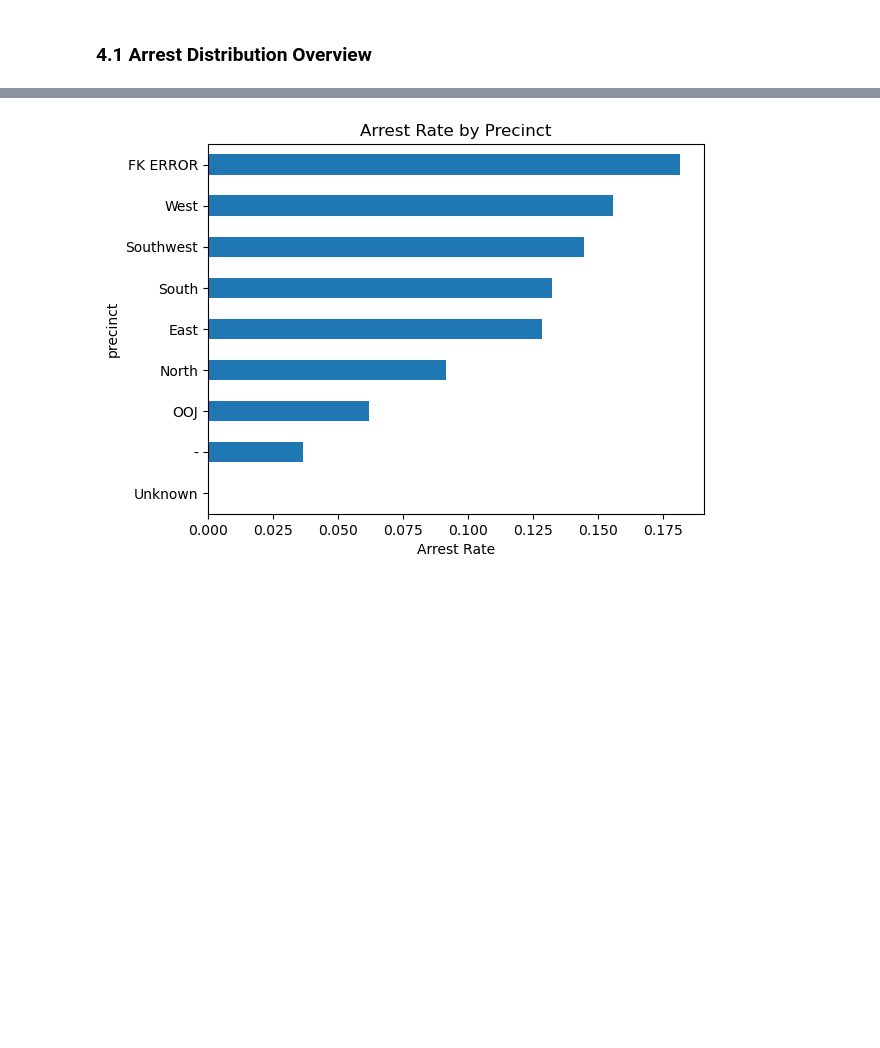
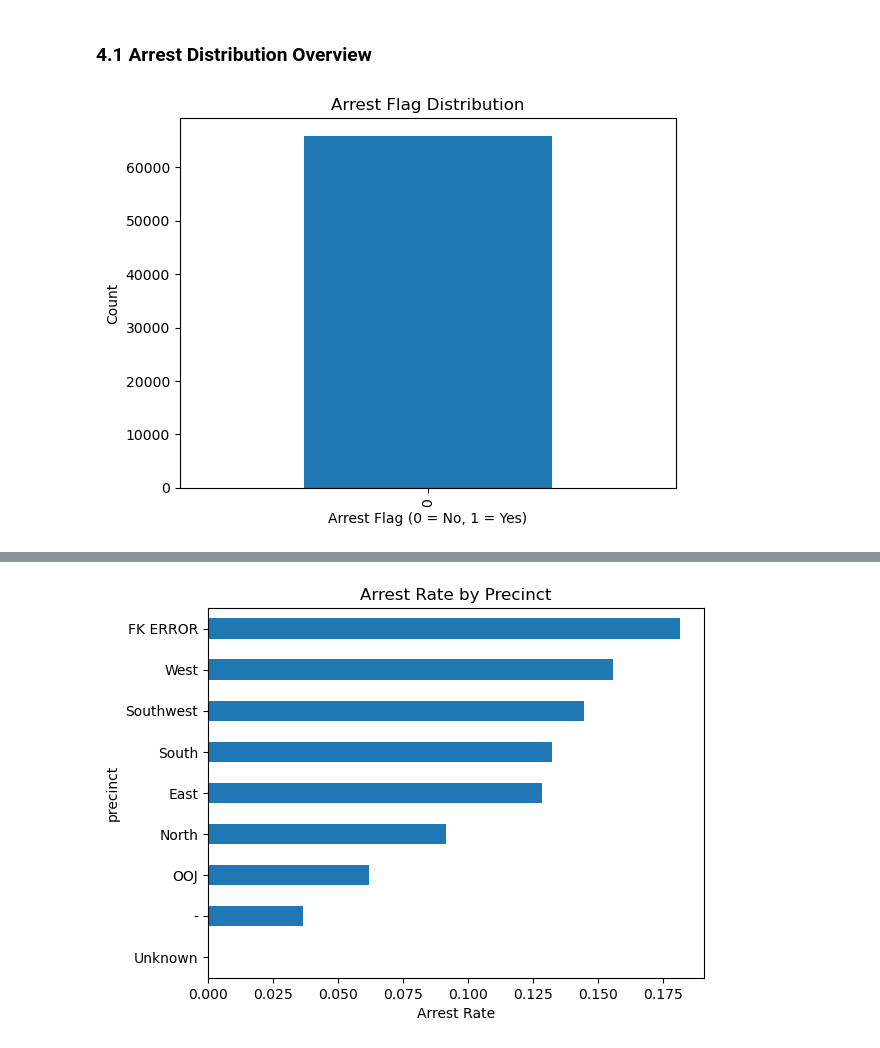
Before and after one commit to Felo-kip/Terrystops, a Jupyter notebook: index.ipynb, the cells around one changed output, grey strips where cells are left out. Cells and saved outputs as stored; diff of their text form; code cells hidden in the pictures; blank space fills up the shorter version.

```diff
--- a/index.ipynb
+++ b/index.ipynb
@@ -147,9 +147,3 @@ Name: count, dtype: int64
 4       N   N2 2021-06-18 00:48:00
 
 [5 rows x 23 columns]
-# %%
-# Ensure integer or categorical target
-df['arrest_flag'] = df['arrest_flag'].astype(int)
-
-vc = df['arrest_flag'].value_counts()
-print("Class counts:", vc.to_dict())
@@ -291,3 +296,29 @@ memory usage: 11.6+ MB
 # Data Visualizations
 # %% [markdown]
 ### 4.1 Arrest Distribution Overview
+# %%
+import matplotlib.pyplot as plt
+
+# Step 1: Map your target safely
+# Handles 'Y'/'N', 'Yes'/'No', 1/0
+df['arrest_flag'] = df['arrest_flag'].map({
+    'Y': 1, 'N': 0,
+    'Yes': 1, 'No': 0,
+    1: 1, 0: 0
+})
+
+# Step 2: Replace any remaining invalid/missing values with 0
+df['arrest_flag'] = df['arrest_flag'].fillna(0).astype(int)
+
+# Step 3: Check that column is not empty
+if df['arrest_flag'].empty:
+    print("Error: 'arrest_flag' is empty. Check your data!")
+else:
+    # Step 4: Plot the distribution
+    df['arrest_flag'].value_counts().sort_index().plot(kind='bar')
+    plt.title("Arrest Flag Distribution")
+    plt.xlabel("Arrest Flag (0 = No, 1 = Yes)")
+    plt.ylabel("Count")
+    plt.show()
+# %% [output]
+[figure, added]
```
Also changed, not shown: parts of 18 cells of this notebook.
